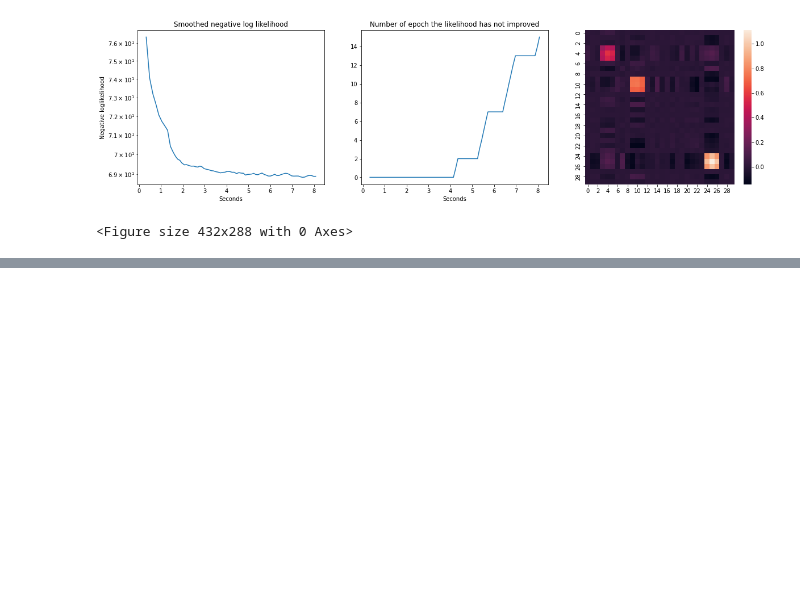
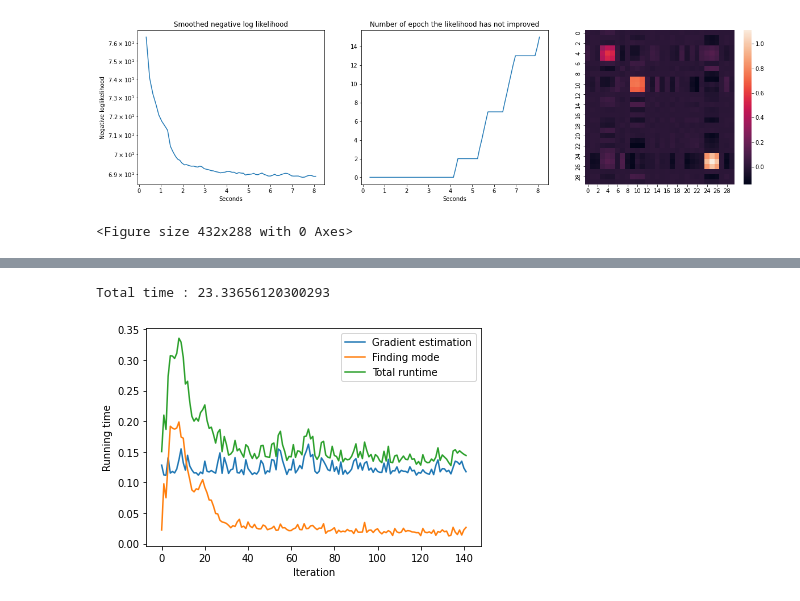
Before and after one commit to PLN-team/pyPLNmodels, a Jupyter notebook: Dev.ipynb, the cells around one changed output, grey strips where cells are left out. Cells and saved outputs as stored; diff of their text form; code cells hidden in the pictures; blank space fills up the shorter version.

```diff
--- a/Dev.ipynb
+++ b/Dev.ipynb
@@ -117,0 +79,8 @@ len runtime 75
+# %%
+import pandas as pd
+
+Y = pd.read_csv('example_data/Y_test')
+O = pd.read_csv('example_data/O_test')
+cov = pd.read_csv('example_data/cov_test')
+true_Sigma = torch.from_numpy(pd.read_csv('example_data/true_Sigma_test').values)
+true_beta = torch.from_numpy(pd.read_csv('example_data/true_beta_test').values)
@@ -117,0 +89,3 @@ len runtime 75
+# %%
+pln = fastPLN()
+pln.fit(Y,np.exp(O),cov)
@@ -117,0 +124,3 @@ len runtime 75
+# %%
+import torch.linalg as TLA
+true_C = TLA.cholesky(true_Sigma)
@@ -117,0 +129,3 @@ len runtime 75
+# %%
+mypln = IMPS_PLN(q=10)
+mypln.fit(Y,np.exp(O),cov, true_C,true_beta, batch_size = Y.shape[0], verbose = True, optimizer = torch.optim.Rprop, good_init = False, lr = 0.1, VR = None, N_iter_max = 50)
@@ -117,0 +158,5 @@ len runtime 75
+# %%
+mypln.plot_runtime()
+# %% [output]
+Total time : 23.33656120300293
+[figure, added]
```
Also changed, not shown: parts of 36 cells of this notebook, 2 other files.
